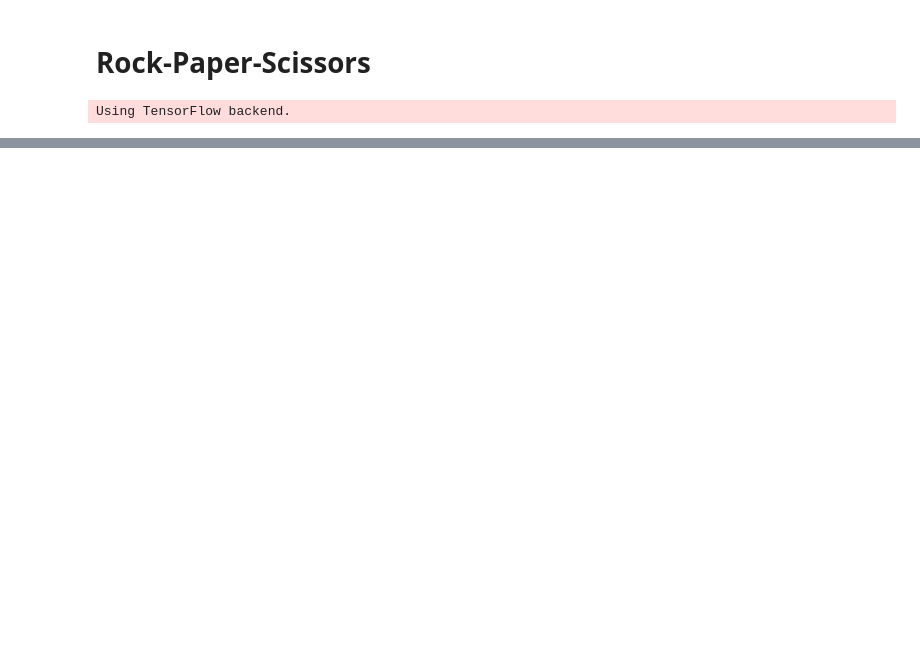
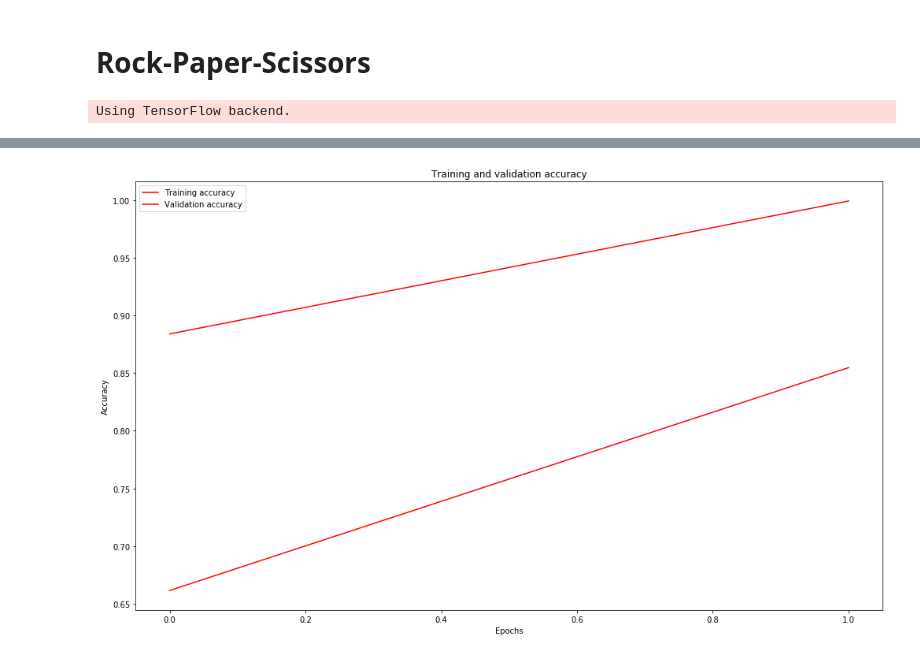
Before and after one commit to sachin032/TensorFlow, a Jupyter notebook: MultiClass Classification - Tensorflow and Keras.ipynb, the cells around one changed output, grey strips where cells are left out. Cells and saved outputs as stored; diff of their text form; code cells hidden in the pictures; blank space fills up the shorter version.

Commit message:
Adding Transfer learning and Multiclass Classsifcation to repo

```diff
--- a/MultiClass Classification - Tensorflow and Keras.ipynb
+++ b/MultiClass Classification - Tensorflow and Keras.ipynb
@@ -18,3 +39,14 @@ validation_data_path = os.getcwd()+"/Image_data/rps-validate"
+# %%
+class myCallback(tf.keras.callbacks.Callback):
+    def on_epoch_end(self, epoch, logs={}):
+        if (logs.get('accuracy') > 0.99):
+            print(
+                "\n\n\nGot accuracy above 0.99% so cancelling any further training! \n\nas it might cause Overfitting\n\n"
+            )
+            self.model.stop_training = True
+
+
+callback = myCallback()
 # %%
 class MultiClassNeuralNetwork():
 
@@ -46,25 +78,27 @@ class MultiClassNeuralNetwork():
             tf.keras.layers.MaxPooling2D(2, 2),
             tf.keras.layers.Conv2D(32, (3, 3), activation='relu'),
             tf.keras.layers.MaxPooling2D(2, 2),
+            tf.keras.layers.Conv2D(32, (3, 3), activation='relu'),
+            tf.keras.layers.MaxPooling2D(2, 2),
+            tf.keras.layers.Dropout(0.2),
             tf.keras.layers.Flatten(),
             tf.keras.layers.Dense(512, activation='relu'),
             tf.keras.layers.Dense(3, activation='softmax')
         ])
 
 
-        model.compile(optimizer=Adam(),
-            loss='sparse_categorical_crossentropy',
+        model.compile(optimizer=Adam(learning_rate=0.001),
+            loss='categorical_crossentropy',
             metrics=['accuracy'])
 
 
         model.summary()
 
-
         training_history = model.fit_generator(train_generator,
                             validation_data=validation_generator,
                             epochs=epochs,
                             verbose=1,
-                            #callbacks=[callback])
+                            callbacks=[callback]
                                               )
 
         return training_history, model
@@ -110,21 +143,23 @@ ValueError: Shape mismatch: The shape of labels (received (300,)) should equal t
 # %%
 %matplotlib inline
 import matplotlib.pyplot as plt
 acc = history.history['accuracy']
 val_acc = history.history['val_accuracy']
 loss = history.history['loss']
 val_loss = history.history['val_loss']
 
 epochs = range(len(acc))
 plt.figure(figsize=(17,10))
 plt.plot(epochs, acc, 'r', label='Training accuracy')
-# plt.plot(epochs, val_acc, 'b', label='Validation accuracy')
-# plt.plot(epochs, loss, 'g', label='Training loss')
+plt.plot(epochs, val_acc, 'r', label='Validation accuracy')
+
 loss
 plt.title('Training and validation accuracy')
 plt.xlabel('Epochs')
 plt.ylabel('Accuracy')
 
 plt.legend(loc=0)
 
 plt.show()
+# %% [output]
+[figure, added]
```
Also changed, not shown: parts of 3 cells of this notebook, 1 other file.
